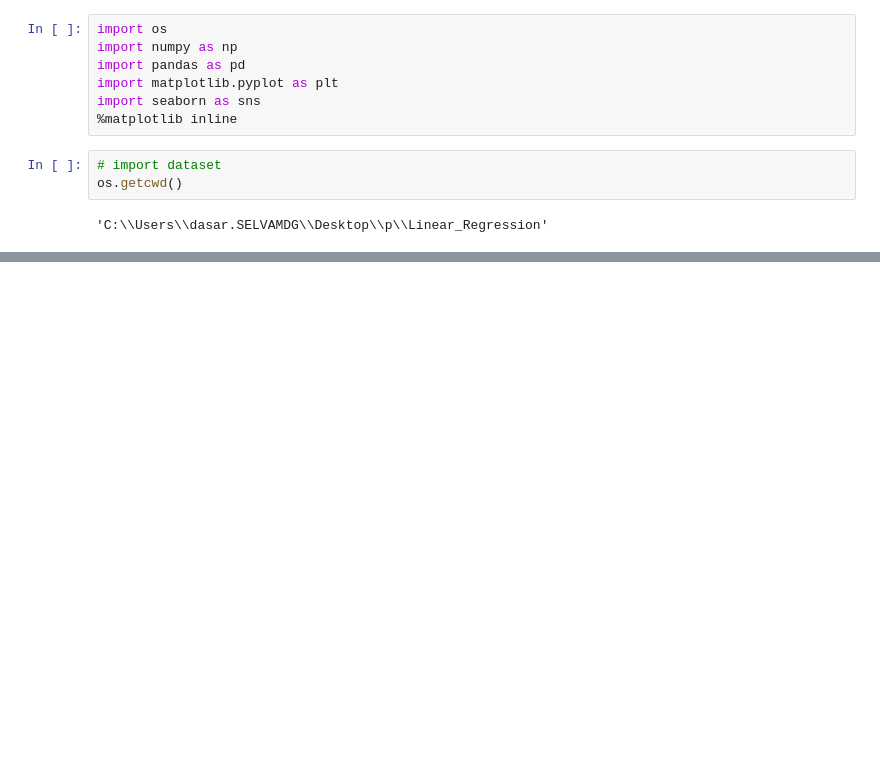
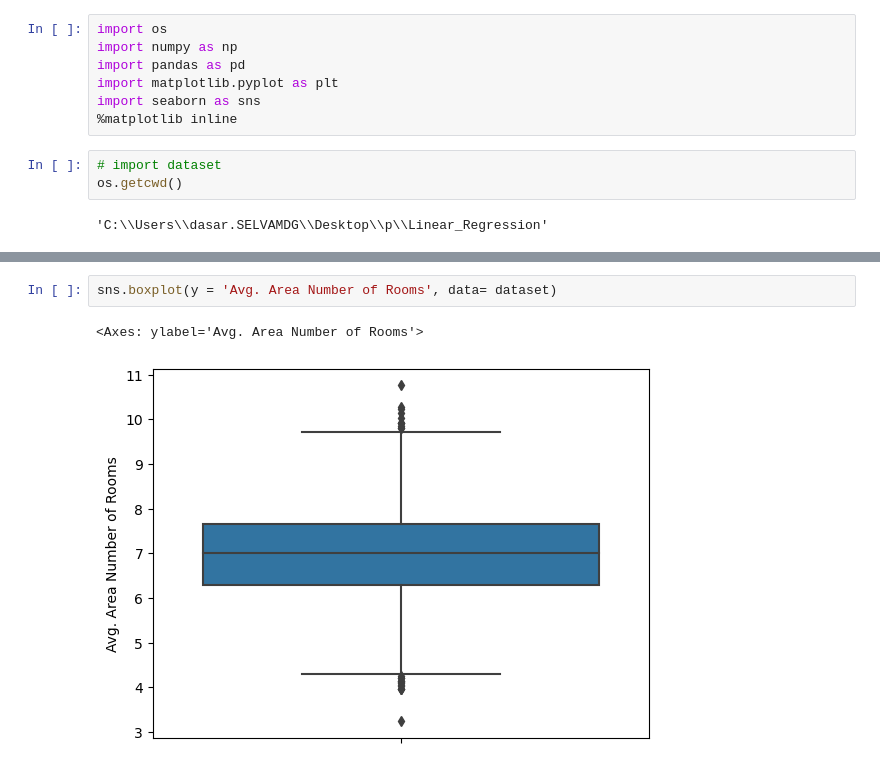
Before and after one commit to Selvam-DG/Machine_Learning_Techniques, a Jupyter notebook: Linear_Regression/Linear_Regression_1(USA_HOUSING).ipynb, the cells around one changed output, grey strips where cells are left out. Drawn from its saved outputs; the diff is of its cells as text; blank space fills up the shorter version.

```diff
--- a/Linear_Regression/Linear_Regression_1(USA_HOUSING).ipynb
+++ b/Linear_Regression/Linear_Regression_1(USA_HOUSING).ipynb
@@ -14,0 +95,5 @@ os.getcwd()
+# %%
+sns.boxplot(y = 'Avg. Area Number of Rooms', data= dataset)
+# %% [output]
+<Axes: ylabel='Avg. Area Number of Rooms'>
+[figure, added]
```
Also changed, not shown: parts of 35 cells of this notebook.
